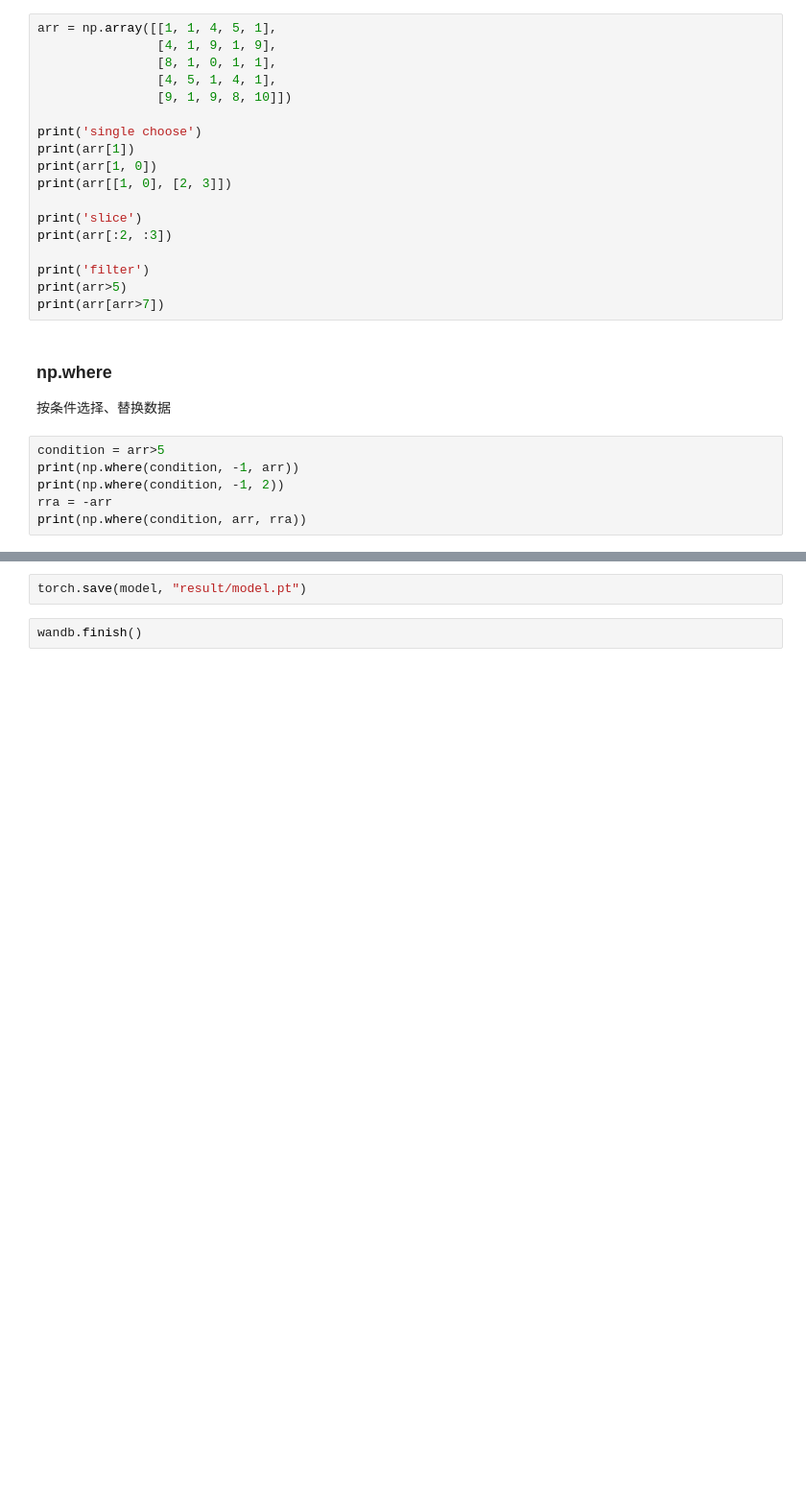
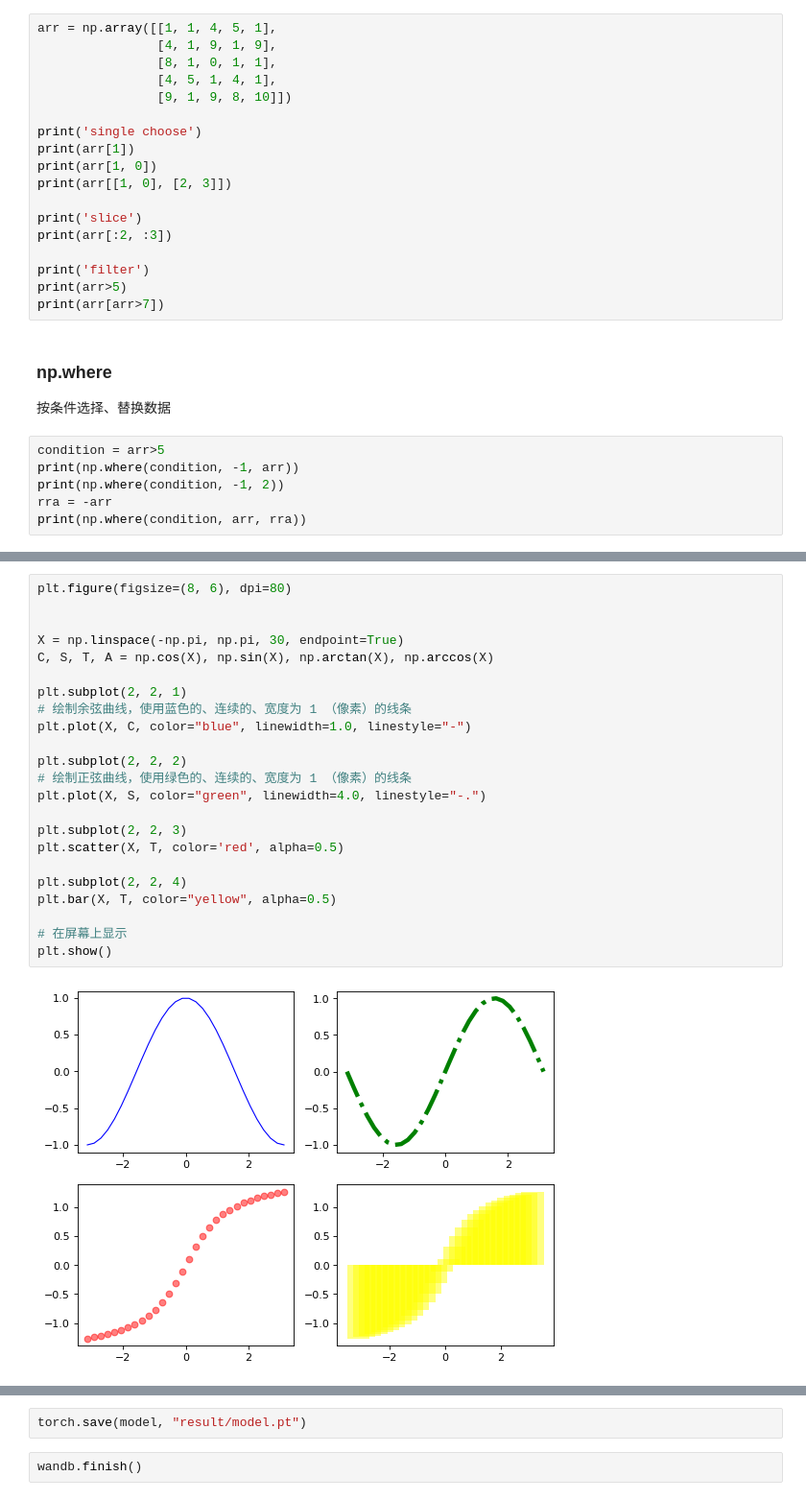
Before and after one commit to zcy05331/sast2024-DP-and-Pytorch, a Jupyter notebook: main.ipynb, the cells around one changed output, grey strips where cells are left out. Shown at 96% size. Drawn from its saved outputs; the diff is of its cells as text; blank space fills up the shorter version.

```diff
--- a/main.ipynb
+++ b/main.ipynb
@@ -73,0 +122,25 @@ print(np.where(condition, arr, rra))
+# %%
+plt.figure(figsize=(8, 6), dpi=80)
+
+
+X = np.linspace(-np.pi, np.pi, 30, endpoint=True)
+C, S, T, A = np.cos(X), np.sin(X), np.arctan(X), np.arccos(X)
+
+plt.subplot(2, 2, 1)
+# 绘制余弦曲线，使用蓝色的、连续的、宽度为 1 （像素）的线条
+plt.plot(X, C, color="blue", linewidth=1.0, linestyle="-")
+
+plt.subplot(2, 2, 2)
+# 绘制正弦曲线，使用绿色的、连续的、宽度为 1 （像素）的线条
+plt.plot(X, S, color="green", linewidth=4.0, linestyle="-.")
+
+plt.subplot(2, 2, 3)
+plt.scatter(X, T, color='red', alpha=0.5)
+
+plt.subplot(2, 2, 4)
+plt.bar(X, T, color="yellow", alpha=0.5)
+
+# 在屏幕上显示
+plt.show()
+# %% [output]
+[figure, added]
```
Also changed, not shown: parts of 34 cells of this notebook, 3 other files.
